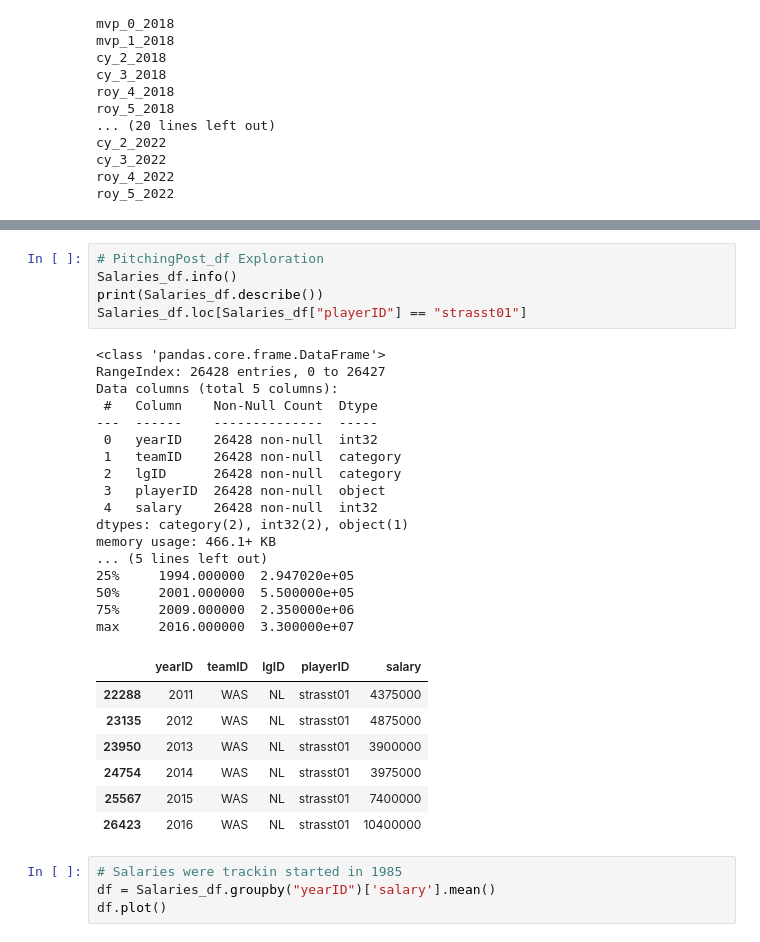
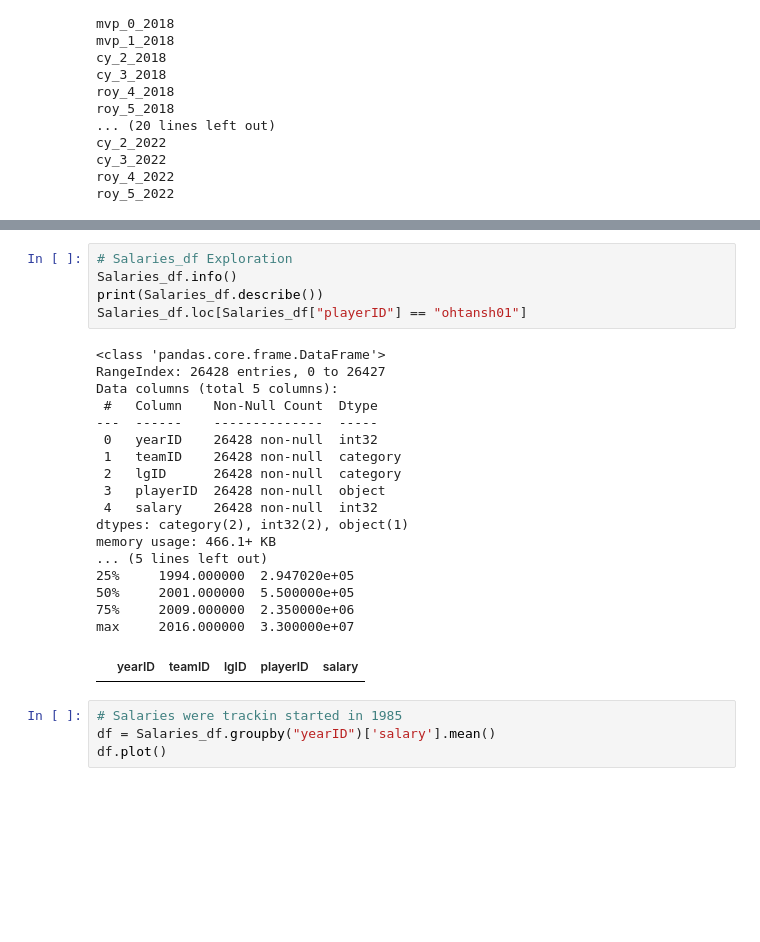
Before and after one commit to an-izq/Pitcher-HOF-Predictor, a Jupyter notebook: Pitcher-HOF-Predictor.ipynb, the cells around one changed output, grey strips where cells are left out. Drawn from its saved outputs; the diff is of its cells as text; blank space fills up the shorter version.

```diff
--- a/Pitcher-HOF-Predictor.ipynb
+++ b/Pitcher-HOF-Predictor.ipynb
@@ -591,33 +678,27 @@ memory usage: 1.0+ MB
 # %%
-# PitchingPost_df Exploration
+# Salaries_df Exploration
 Salaries_df.info()
 print(Salaries_df.describe())
-Salaries_df.loc[Salaries_df["playerID"] == "strasst01"]
+Salaries_df.loc[Salaries_df["playerID"] == "ohtansh01"]
 # %% [output]
 <class 'pandas.core.frame.DataFrame'>
 RangeIndex: 26428 entries, 0 to 26427
 Data columns (total 5 columns):
  #   Column    Non-Null Count  Dtype
 ---  ------    --------------  -----
  0   yearID    26428 non-null  int32
  1   teamID    26428 non-null  category
  2   lgID      26428 non-null  category
  3   playerID  26428 non-null  object
  4   salary    26428 non-null  int32
 dtypes: category(2), int32(2), object(1)
 memory usage: 466.1+ KB
 ... (5 lines left out)
 25%     1994.000000  2.947020e+05
 50%     2001.000000  5.500000e+05
 75%     2009.000000  2.350000e+06
 max     2016.000000  3.300000e+07
 |  | yearID | teamID | lgID | playerID | salary |
-| 22288 | 2011 | WAS | NL | strasst01 | 4375000 |
-| 23135 | 2012 | WAS | NL | strasst01 | 4875000 |
-| 23950 | 2013 | WAS | NL | strasst01 | 3900000 |
-| 24754 | 2014 | WAS | NL | strasst01 | 3975000 |
-| 25567 | 2015 | WAS | NL | strasst01 | 7400000 |
-| 26423 | 2016 | WAS | NL | strasst01 | 10400000 |
 # %%
 # Salaries were trackin started in 1985
 df = Salaries_df.groupby("yearID")['salary'].mean()
```
Also changed, not shown: parts of 27 cells of this notebook.
